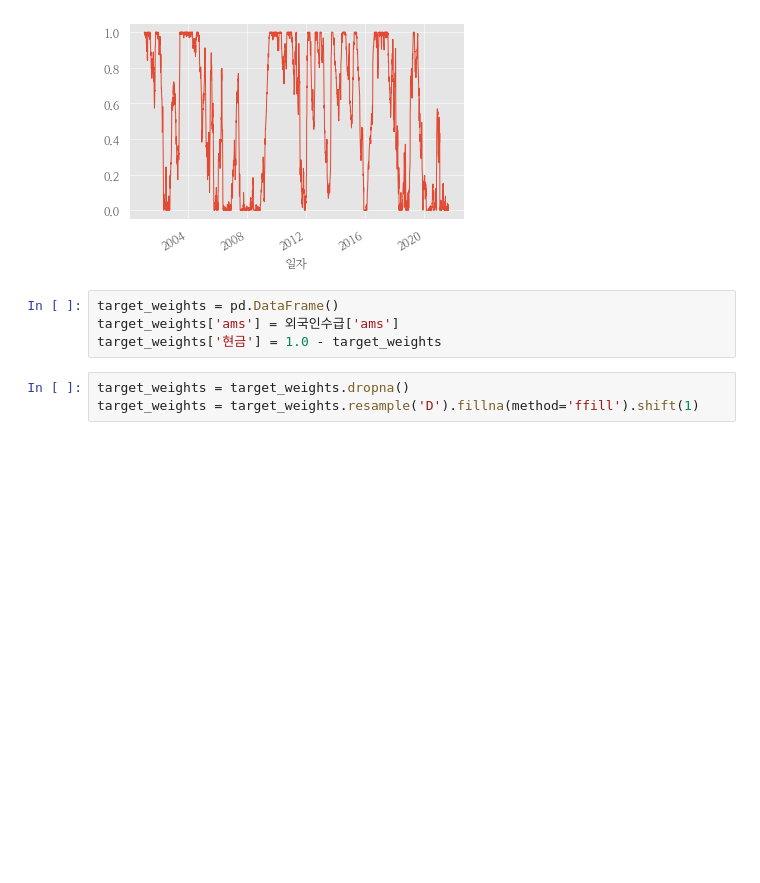
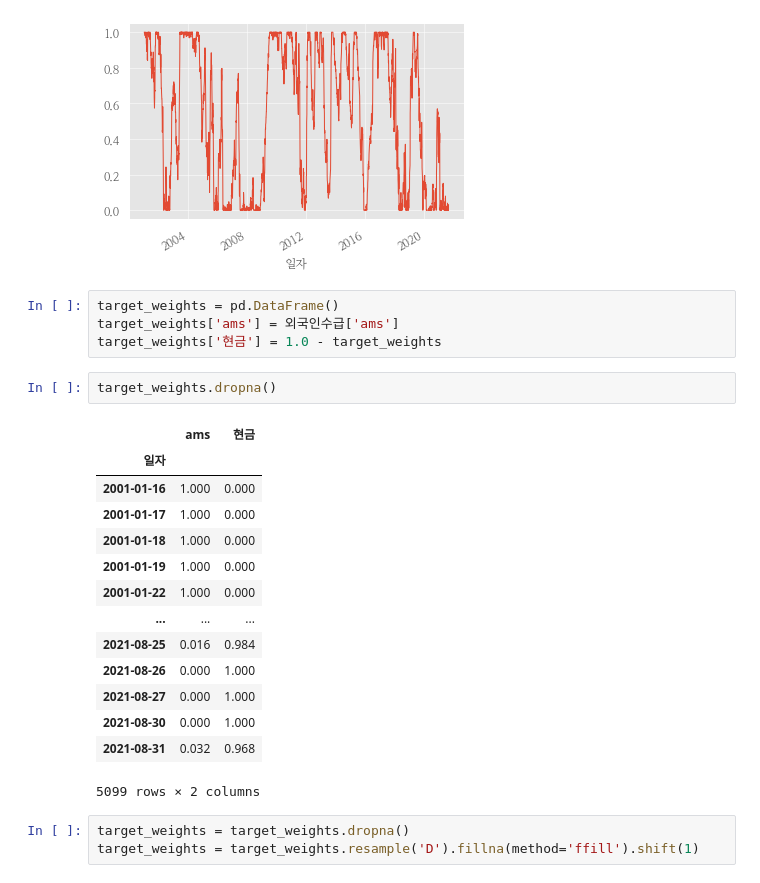
Before and after one commit to hermian/USAP, a Jupyter notebook: ID2_외국인수급_데이터수정_일별AMS.ipynb, the cells around one changed output. Cells and saved outputs as stored; diff of their text form; blank space fills up the shorter version.

```diff
--- a/ID2_외국인수급_데이터수정_일별AMS.ipynb
+++ b/ID2_외국인수급_데이터수정_일별AMS.ipynb
@@ -96,6 +96,23 @@ def AMS(x):
 target_weights = pd.DataFrame()
 target_weights['ams'] = 외국인수급['ams']
 target_weights['현금'] = 1.0 - target_weights
+# %%
+target_weights.dropna()
+# %% [output]
+|  | ams | 현금 |
+| 일자 |  |  |
+| 2001-01-16 | 1.000 | 0.000 |
+| 2001-01-17 | 1.000 | 0.000 |
+| 2001-01-18 | 1.000 | 0.000 |
+| 2001-01-19 | 1.000 | 0.000 |
+| 2001-01-22 | 1.000 | 0.000 |
+| ... | ... | ... |
+| 2021-08-25 | 0.016 | 0.984 |
+| 2021-08-26 | 0.000 | 1.000 |
+| 2021-08-27 | 0.000 | 1.000 |
+| 2021-08-30 | 0.000 | 1.000 |
+| 2021-08-31 | 0.032 | 0.968 |
+5099 rows × 2 columns
 # %%
 target_weights = target_weights.dropna()
 target_weights = target_weights.resample('D').fillna(method='ffill').shift(1)
```
Also changed, not shown: parts of 1 cell of this notebook, 2 other files.
